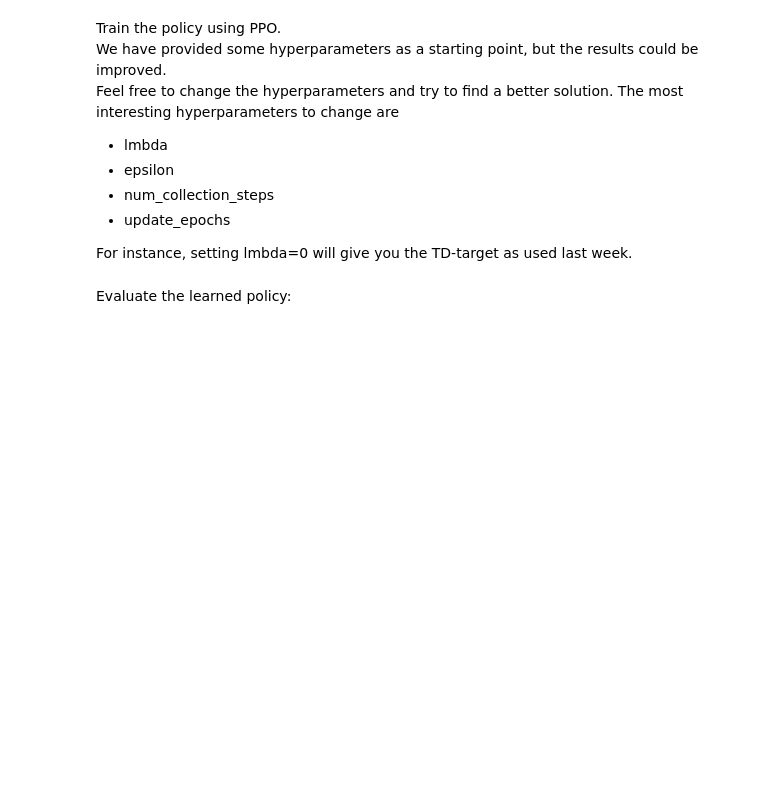
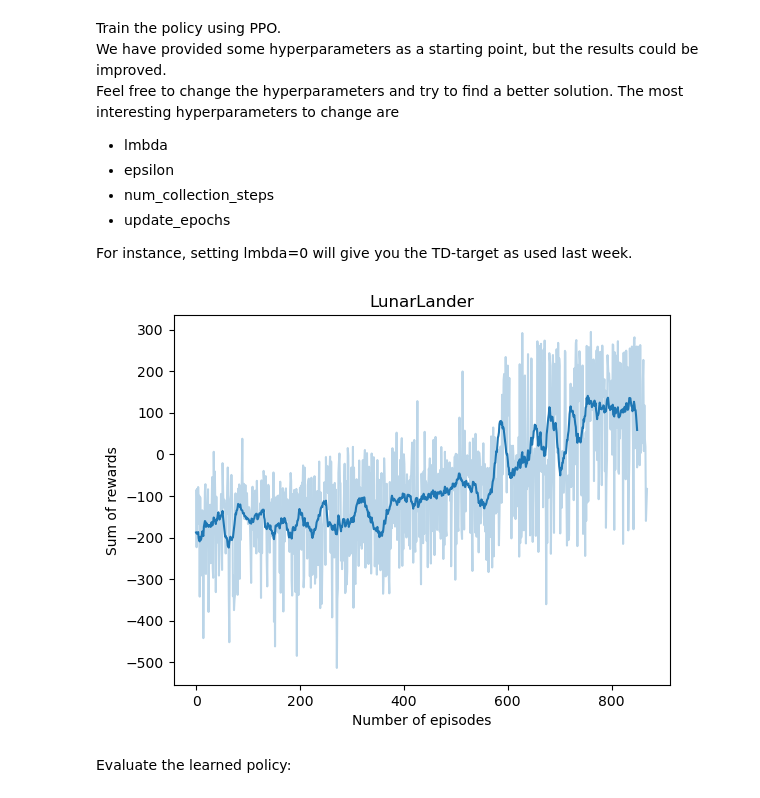
Before and after one commit to dpkass/HHU-Master-Reinforcement-Learning, a Jupyter notebook: Exercises/Exercise 12/ppo.ipynb, the cells around one changed output. Saved outputs shown, nothing was run; the diff lists cells and outputs as text; code cells hidden in the pictures; blank space fills up the shorter version.

```diff
--- a/Exercises/Exercise 12/ppo.ipynb
+++ b/Exercises/Exercise 12/ppo.ipynb
@@ -157,7 +160,6 @@ class PPO(nn.Module):
         return values
 
     def compute_advantages(self, states, rewards, next_states, terminations):
-
         # for every of the N environments 0, ..., N-1, we collected T transitions
         # state/next_state has shape (N * T, state_dim)
         # rewards and terminations have shape (N * T)
@@ -168,7 +170,7 @@ class PPO(nn.Module):
         gamma = self.gamma  # discount factor
         lmbda = self.lmbda  # for generalized advantage estimation
         T = self.num_steps  # number of transitions per environment
-        num_states = states.size()[0]         # has size N * T
+        num_states = states.size()[0]  # has size N * T
 
         ##############################################################################
         # TODO Compute the advantages (GAE) and critic targets as described above.   #
@@ -179,9 +181,27 @@ class PPO(nn.Module):
         # Be careful that some transitions can come from different environments.     #
         ##############################################################################
 
+        N, state_dim = states.size(0) // self.num_steps, states.size(1)
+        states = states.reshape(N, T, state_dim)
+        next_states = next_states.reshape(N, T, state_dim)
+        rewards = rewards.reshape(N, T)
+        terminations = terminations.reshape(N, T)
 
+        values = self.compute_values(states)
+        next_values = self.compute_values(next_states)
 
-        return advantages.detach(), critic_targets.detach()
+        td_errors = rewards + gamma * next_values * ~terminations - values
+
+        advantages = torch.zeros_like(rewards)
+        gae = torch.zeros(N)
+
+        for t in reversed(range(T)):
+            gae = td_errors[:, t] + gamma * lmbda * gae * ~terminations[:, t]
+            advantages[:, t] = gae.squeeze()
+
+        critic_targets = advantages + values
+
+        return advantages.reshape(-1).detach(), critic_targets.reshape(-1).detach()
 
     def compute_loss(self, states, actions, advantages, critic_targets, log_probs_old):
         # states has shape (batch_size, state_dim)
@@ -197,7 +217,17 @@ class PPO(nn.Module):
         # Hint: you can use torch.clamp() for clipping values                   #
         #########################################################################
 
+        logits = self.actor(states)
+        probs = torch.softmax(logits, dim=1)
+        probs = select_at_index(probs, actions)
 
+        r_theta = probs / log_probs_old.exp()
+
+        L_1 = r_theta * advantages
+        L_2 = torch.clamp(r_theta, 1 - epsilon, 1 + epsilon) * advantages
+        actor_loss = -torch.min(L_1, L_2).mean()
+
+        critic_loss = ((critic_targets - self.compute_values(states)) ** 2).mean()
 
         # return both losses
         return actor_loss, critic_loss
@@ -317,14 +357,14 @@ For instance, setting lmbda=0 will give you the TD-target as used last week.
 # %%
 from copy import deepcopy
 
-alpha = 1e-4       # learning rate
-gamma = 0.9        # discount factor
+alpha = 1e-4  # learning rate
+gamma = 0.9  # discount factor
 lmbda = 0.95
 epsilon = 0.2
 num_collection_steps = 10
 update_epochs = 5
 
-num_envs = 16      # number of environment instances (= batch size)
+num_envs = 16  # number of environment instances (= batch size)
 num_iterations = 20000  # number of iterations
 
 # create the environment instances, initialize with different random seeds
@@ -346,7 +386,7 @@ for env in envs:
 reward_sums = torch.zeros(num_envs)
 episode_rewards = []
 
-for _ in range(num_iterations // num_collection_steps):
+for _ in trange(num_iterations // num_collection_steps, desc="Iteration"):
     ac.eval()  # switch to evaluation mode
 
     # step all environment instances and store results in these lists:
@@ -386,36 +426,36 @@ for _ in range(num_iterations // num_collection_steps):
 
         env_states[i] = deepcopy(state)
 
-
     # convert the lists to tensors
     states = torch.cat([state.unsqueeze(0) for state in states])
     actions = torch.as_tensor(np.array(actions, dtype=np.int64))
     rewards = torch.as_tensor(np.array(rewards, dtype=np.float32))
     next_states = torch.as_tensor(np.array(next_states))
     terminations = torch.as_tensor(np.array(terminations))
     truncations = torch.as_tensor(np.array(truncations))
 
     # optimize the actor and critic networks
     ac.train()  # switch to training mode
     for _ in range(update_epochs):
-
         advantages, critic_targets = ac.compute_advantages(states, rewards, next_states, terminations)
 
         with torch.no_grad():
             log_probs_old = ac.compute_log_probs(states, actions)
         actor_loss, critic_loss = ac.compute_loss(states, actions, advantages, critic_targets, log_probs_old)
 
         total_loss = actor_loss + critic_loss
 
         optimizer.zero_grad()
         total_loss.backward()
         optimizer.step()
 
 plt.title('LunarLander')
 plt.xlabel('Number of episodes')
 plt.ylabel('Sum of rewards')
 plt.plot(episode_rewards, c='C0', alpha=0.3)
 plt.plot(np.convolve(episode_rewards, np.ones(20) / 20, mode='valid'), c='C0');
+# %% [output]
+[figure, added]
 # %% [markdown]
 Evaluate the learned policy:
 # %%
```
Also changed, not shown: parts of 5 cells of this notebook.
